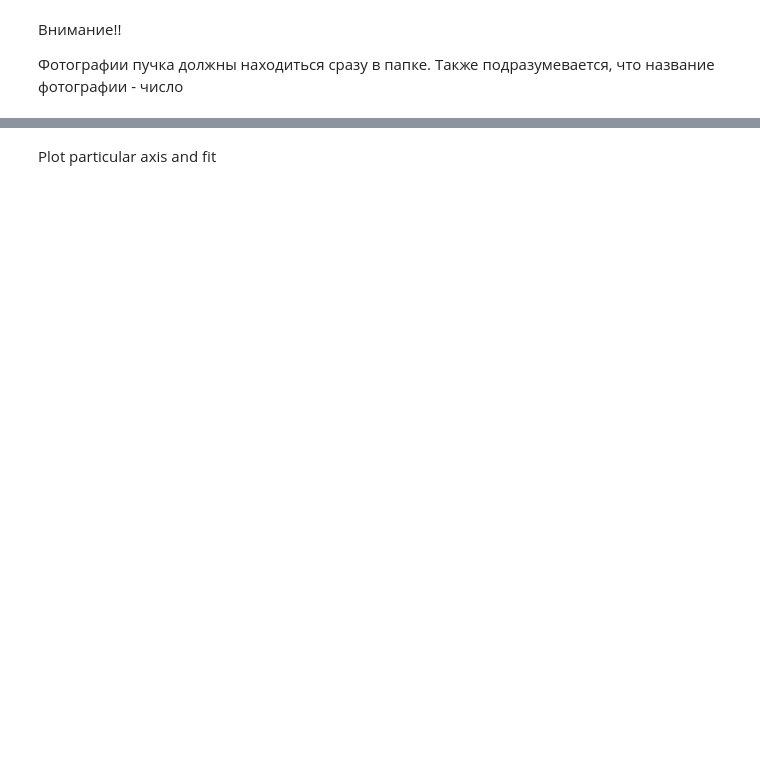
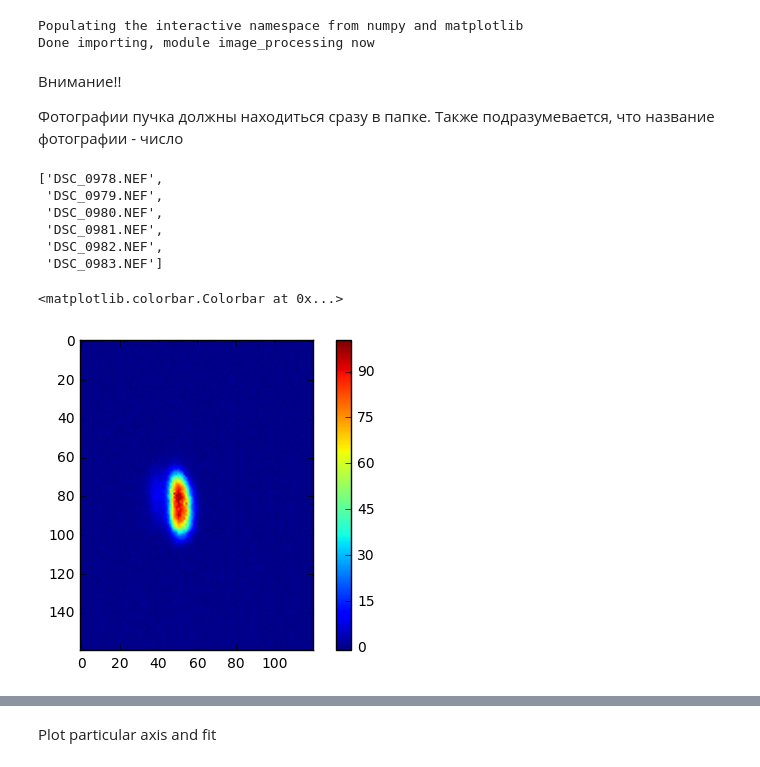
Before and after one commit to thulium-lab/GIT, a Jupyter notebook: beam_profiling/Beam profiling with camera.ipynb, the cells around one changed output, grey strips where cells are left out. Drawn from its saved outputs; the diff is of its cells as text; code cells hidden in the pictures; blank space fills up the shorter version.

```diff
--- a/beam_profiling/Beam profiling with camera.ipynb
+++ b/beam_profiling/Beam profiling with camera.ipynb
@@ -4,13 +4,16 @@
 import sys
 import os
 
-par_dir = os.path.split(os.getcwd())[0]
+par_dir = os.path.split(os.path.split(os.getcwd())[0])[0]
 if par_dir not in sys.path:
     sys.path.append(par_dir)
 import thulium_python_lib.usefull_functions as usfuncs
 import thulium_python_lib.image_processing_new as impr
 
 from scipy.optimize import curve_fit
+# %% [output]
+Populating the interactive namespace from numpy and matplotlib
+Done importing, module image_processing now
 # %%
 def gaussian(x,N,x0,sigma, background):
     """Returns value of a 1D-gaussian with the given parameters ,N,x0,sigma, background; radius  by 1/e**2"""
@@ -24,7 +27,23 @@ def ff(x,x0,w0,alpha):
 
 Фотографии пучка должны находиться сразу в папке. Также подразумевается, что название фотографии - число
 # %%
-os.chdir(r'\\BIGONE\!Data\2016_05_13')
-folder = '2/'
+os.chdir(r'D:\!Data\2017_10_12\Repumps_photos')
+folder = '2'
 working_directory = os.path.join(os.getcwd(),folder)
+os.listdir(working_directory)
+# %% [output]
+['DSC_0978.NEF',
+ 'DSC_0979.NEF',
+ 'DSC_0980.NEF',
+ 'DSC_0981.NEF',
+ 'DSC_0982.NEF',
+ 'DSC_0983.NEF']
+# %%
+im = imread(os.path.join(working_directory,'DSC_0978.NEF'),format='NEF')[:,:,0]
+# %%
+imshow(im.T -  sum(im[:,0:40],axis=1)/40)
+colorbar()
+# %% [output]
+<matplotlib.colorbar.Colorbar at 0x...>
+[figure, added]
 # %%
```
Also changed, not shown: parts of 9 cells of this notebook, 16 other files.
